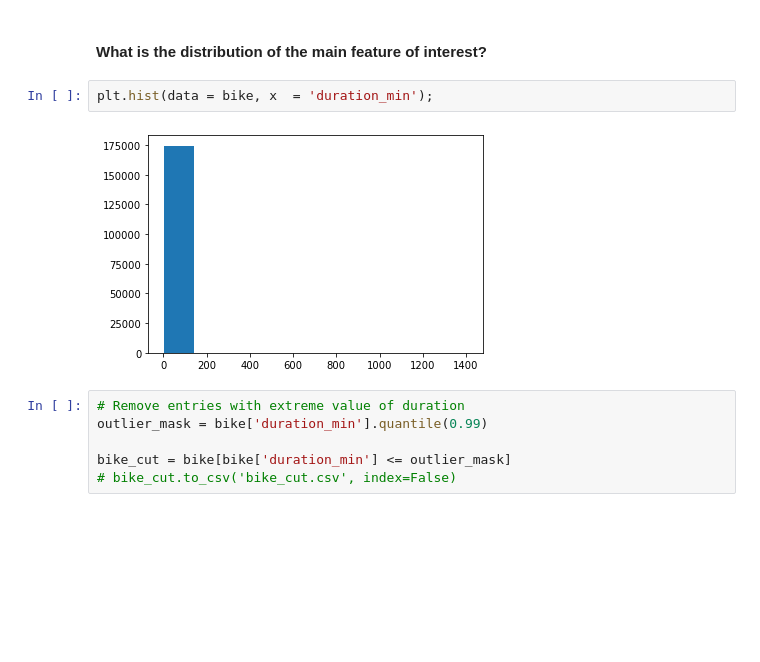
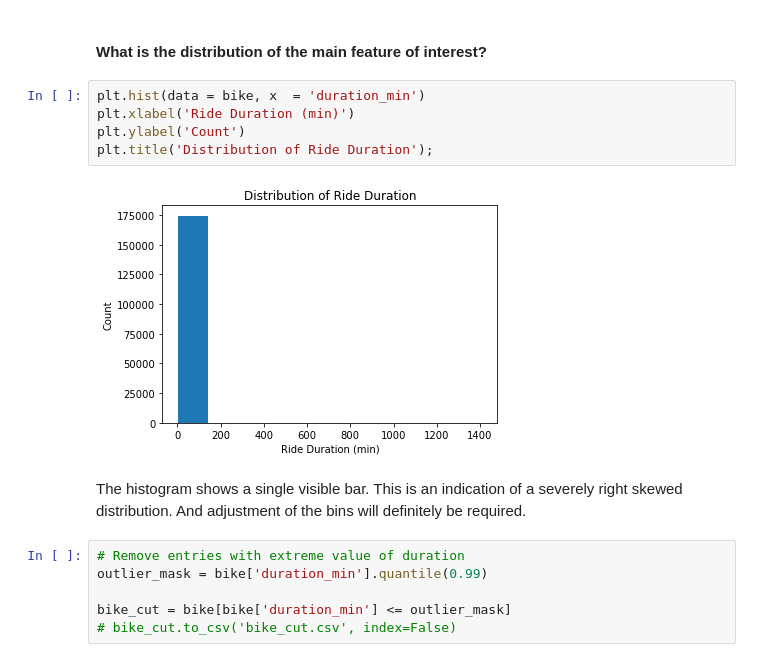
Before and after one commit to Damola-Adedoyin/Ford-GoBike-Data-Visualization-project, a Jupyter notebook: Part_I_exploration.ipynb, the cells around one changed output. Cells and saved outputs as stored; diff of their text form; blank space fills up the shorter version.

```diff
--- a/Part_I_exploration.ipynb
+++ b/Part_I_exploration.ipynb
@@ -198,9 +196,14 @@ g.map_diag(plt.hist);
 # %% [markdown]
 #### What is the distribution of the main feature of interest?
 # %%
-plt.hist(data = bike, x  = 'duration_min');
+plt.hist(data = bike, x  = 'duration_min')
+plt.xlabel('Ride Duration (min)')
+plt.ylabel('Count')
+plt.title('Distribution of Ride Duration');
 # %% [output]
-[figure, old version]
+[figure, new version]
+# %% [markdown]
+The histogram shows a single visible bar. This is an indication of a severely right skewed distribution. And adjustment of the bins will definitely be required.
 # %%
 # Remove entries with extreme value of duration
 outlier_mask = bike['duration_min'].quantile(0.99)
```
Also changed, not shown: parts of 24 cells of this notebook, 3 other files.
